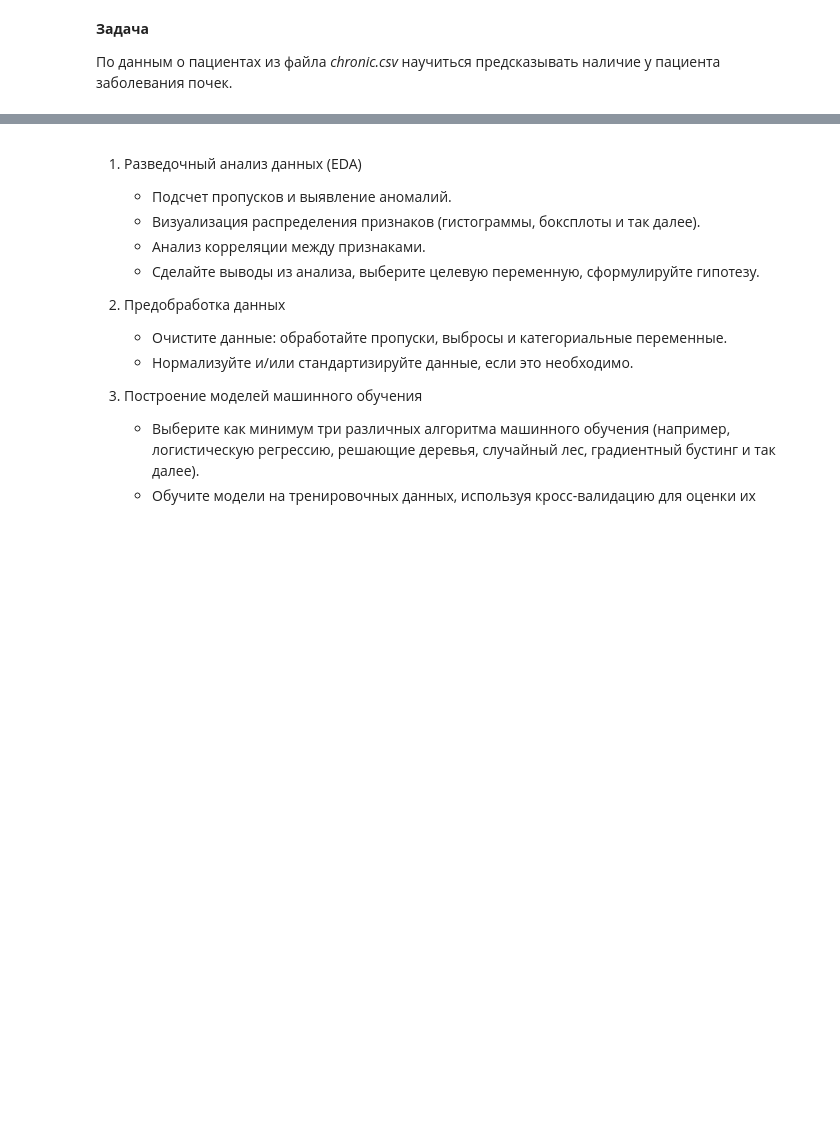
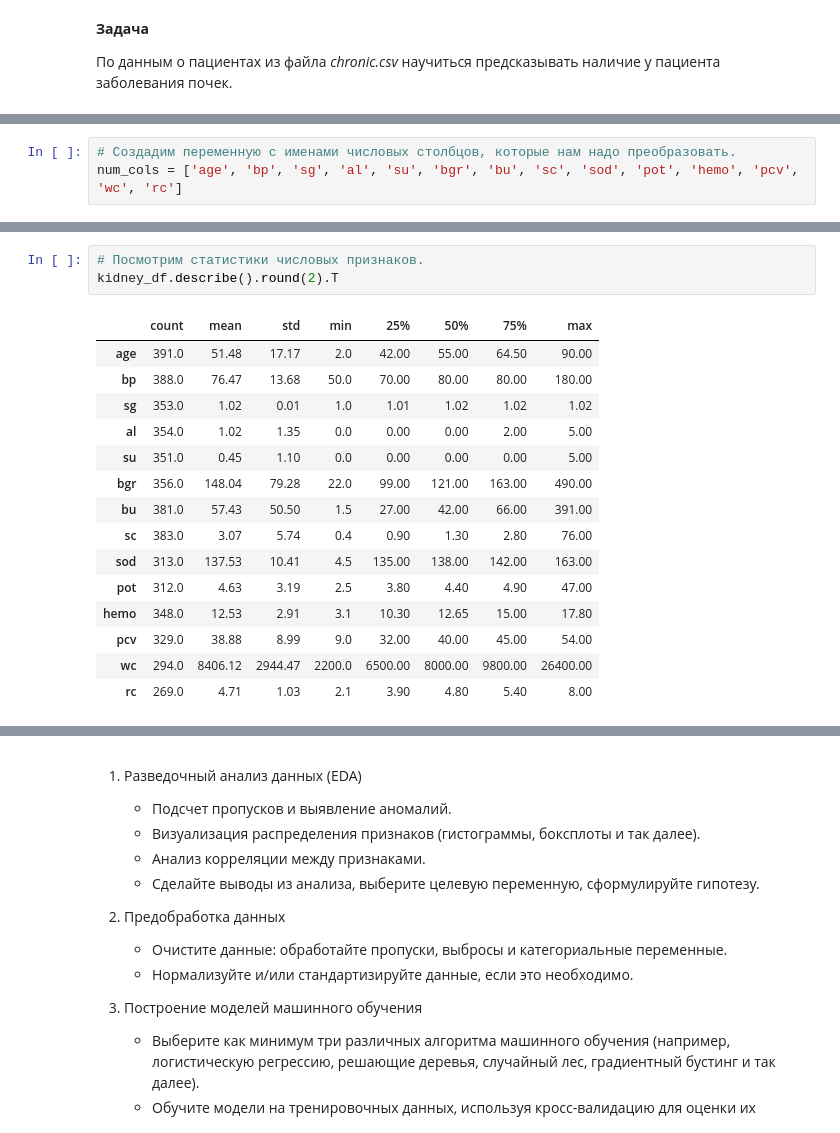
Before and after one commit to Rai1ag/Library, a Jupyter notebook: 7.MLMED_Итоговый проект/project.ipynb, the cells around one changed output, grey strips where cells are left out. Drawn from its saved outputs; the diff is of its cells as text; blank space fills up the shorter version.

```diff
--- a/7.MLMED_Итоговый проект/project.ipynb
+++ b/7.MLMED_Итоговый проект/project.ipynb
@@ -157,0 +113,3 @@ memory usage: 78.3+ KB
+# %%
+# Создадим переменную с именами числовых столбцов, которые нам надо преобразовать.
+num_cols = ['age', 'bp', 'sg', 'al', 'su', 'bgr', 'bu', 'sc', 'sod', 'pot', 'hemo', 'pcv', 'wc', 'rc']
@@ -157,0 +161,19 @@ memory usage: 78.3+ KB
+# %%
+# Посмотрим статистики числовых признаков.
+kidney_df.describe().round(2).T
+# %% [output]
+|  | count | mean | std | min | 25% | 50% | 75% | max |
+| age | 391.0 | 51.48 | 17.17 | 2.0 | 42.00 | 55.00 | 64.50 | 90.00 |
+| bp | 388.0 | 76.47 | 13.68 | 50.0 | 70.00 | 80.00 | 80.00 | 180.00 |
+| sg | 353.0 | 1.02 | 0.01 | 1.0 | 1.01 | 1.02 | 1.02 | 1.02 |
+| al | 354.0 | 1.02 | 1.35 | 0.0 | 0.00 | 0.00 | 2.00 | 5.00 |
+| su | 351.0 | 0.45 | 1.10 | 0.0 | 0.00 | 0.00 | 0.00 | 5.00 |
+| bgr | 356.0 | 148.04 | 79.28 | 22.0 | 99.00 | 121.00 | 163.00 | 490.00 |
+| bu | 381.0 | 57.43 | 50.50 | 1.5 | 27.00 | 42.00 | 66.00 | 391.00 |
+| sc | 383.0 | 3.07 | 5.74 | 0.4 | 0.90 | 1.30 | 2.80 | 76.00 |
+| sod | 313.0 | 137.53 | 10.41 | 4.5 | 135.00 | 138.00 | 142.00 | 163.00 |
+| pot | 312.0 | 4.63 | 3.19 | 2.5 | 3.80 | 4.40 | 4.90 | 47.00 |
+| hemo | 348.0 | 12.53 | 2.91 | 3.1 | 10.30 | 12.65 | 15.00 | 17.80 |
+| pcv | 329.0 | 38.88 | 8.99 | 9.0 | 32.00 | 40.00 | 45.00 | 54.00 |
+| wc | 294.0 | 8406.12 | 2944.47 | 2200.0 | 6500.00 | 8000.00 | 9800.00 | 26400.00 |
+| rc | 269.0 | 4.71 | 1.03 | 2.1 | 3.90 | 4.80 | 5.40 | 8.00 |
```
Also changed, not shown: parts of 60 cells of this notebook.
